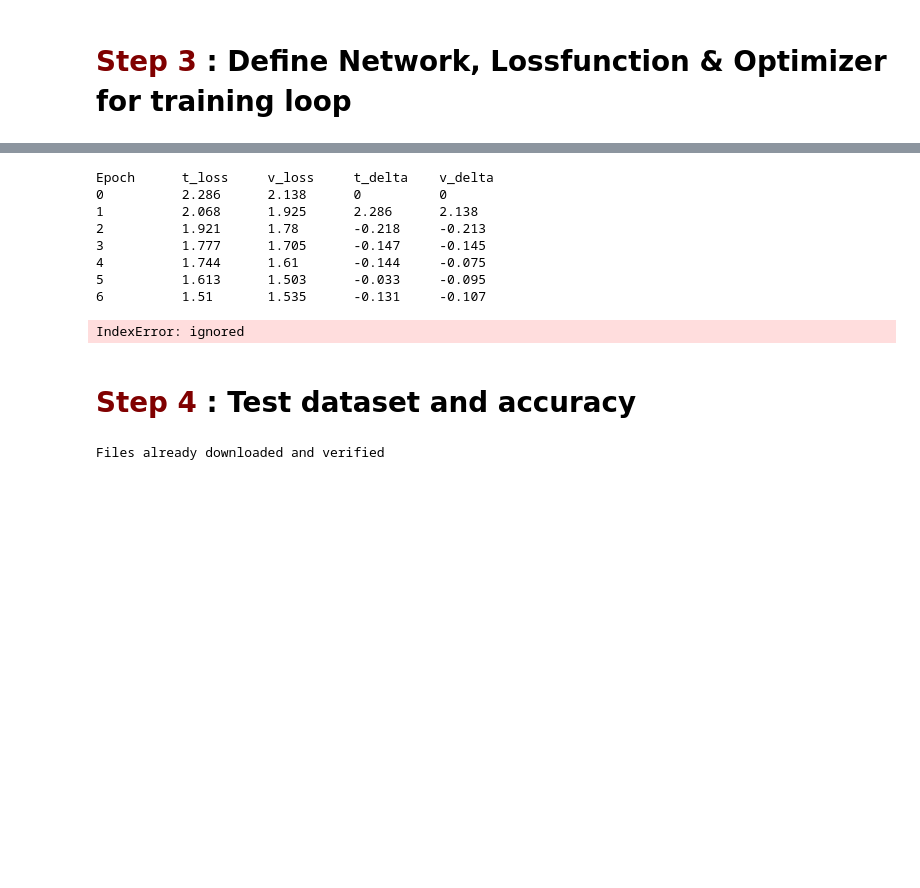
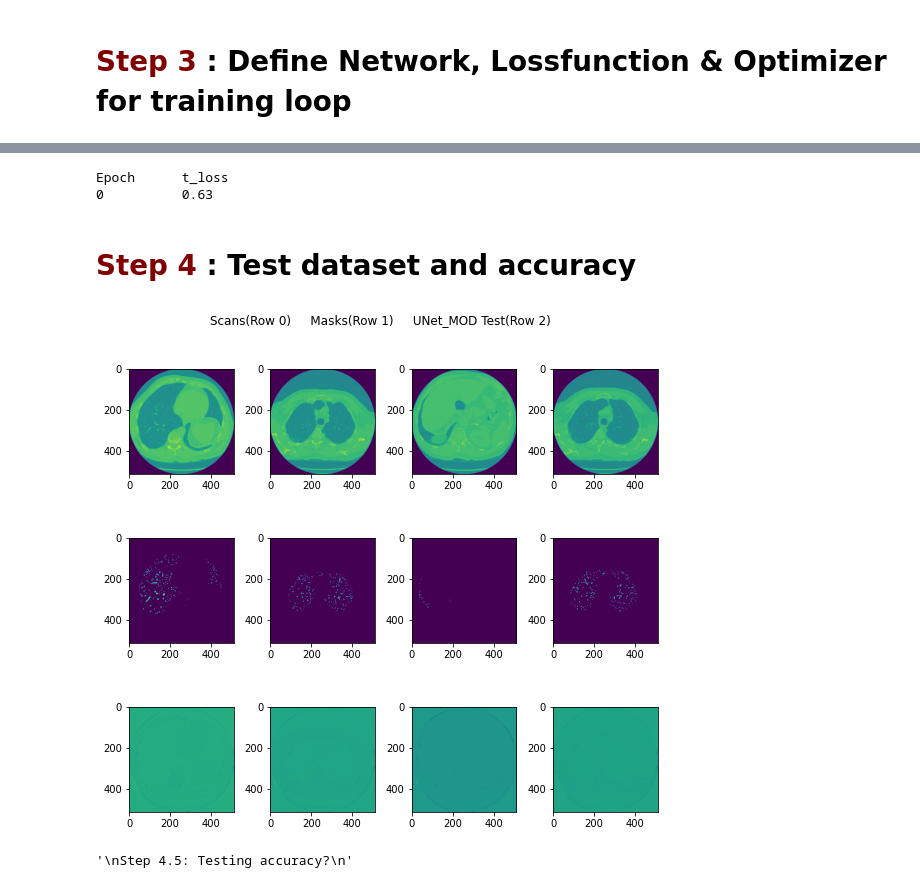
Before and after one commit to seyhosseini/AML-AVGAN-22, a Jupyter notebook: Revelez_Part1_A_V_Seperation.ipynb, the cells around one changed output, grey strips where cells are left out. Drawn from its saved outputs; the diff is of its cells as text; code cells hidden in the pictures; blank space fills up the shorter version.

```diff
--- a/Revelez_Part1_A_V_Seperation.ipynb
+++ b/Revelez_Part1_A_V_Seperation.ipynb
@@ -755,38 +908,51 @@ Step 4.5: Evaluate training progress
 """
 
 # Printing the results:
-# 't_inc','t_dec')
-print("{:<10} {:<10} {:<10} {:<10} {:<10}".format('Epoch',
+# 't_loss','t_delta')
+print("{:<10} {:<10}".format('Epoch',
                                                          't_loss',
-                                                         'v_loss',
-                                                         't_delta',
-                                                         'v_delta'))
+                                                         't_delta'))
 
 for i in range(num_epochs):
   # ---- OUTPUT ANALYSIS ---- #
       # print("Epoch: ", epoch, " validation loss: ", '%.3f' % epoch_loss)
       # print("Epoch: ", epoch, " train loss: ", '%.3f' % epoch_loss)
       # print("Epoch: ", epoch, " Max(t_loss,v_loss): ", )
-      print("{:<10} {:<10} {:<10} {:<10} {:<10}".format(i,
+      print("{:<10} {:<10}".format(i,
                                                                t_loss[i],
-                                                               v_loss[i],
-                                                               t_delta[i],
-                                                               v_delta[i]))
+                                                               t_delta[i]))
 # %% [output]
-Epoch      t_loss     v_loss     t_delta    v_delta
-0          2.286      2.138      0          0
-1          2.068      1.925      2.286      2.138
-2          1.921      1.78       -0.218     -0.213
-3          1.777      1.705      -0.147     -0.145
-4          1.744      1.61       -0.144     -0.075
-5          1.613      1.503      -0.033     -0.095
-6          1.51       1.535      -0.131     -0.107
+Epoch      t_loss
+0          0.63
-IndexError: ignored
 # %% [markdown]
 # <font color = Maroon> Step 4 </font> : Test dataset and accuracy
+# %%
+"""
+Step 4: Visualizing output
+"""
+
+fig ,ax = plt.subplots(3,4,figsize=(8,8))
+fig.set_tight_layout(True)
+fig.suptitle("Scans(Row 0)     Masks(Row 1)     UNet_MOD Test(Row 2)")
+
+# --------- NETWORK IN/OUT TESTING ------- #
+for i, data in enumerate(CT_IN_trainloader, 0):
+
+  # Graph 4 instances of the input and label
+  if i==4: break
+  else:
+    inputs, labels = data[0].to(device = device, dtype = torch.float), data[1].to(device = device, dtype = torch.float)
+
+    output_3 = net_final(inputs)
+
+    ax[0][i].imshow(np.squeeze(np.squeeze(np.asarray(inputs.cpu().detach().numpy()))))
+    ax[1][i].imshow(np.squeeze(np.squeeze(np.asarray(labels.cpu().detach().numpy()))))
+    ax[2][i].imshow(np.squeeze(np.squeeze(np.asarray(output_3.cpu().detach().numpy()))))
+# %% [output]
+[figure, added]
 # %%
 """
-Step 4: Visualizing output and accuracy
+Step 4.5: Testing accuracy?
 """
 # %% [output]
-Files already downloaded and verified
+'\nStep 4.5: Testing accuracy?\n'
```
Also changed, not shown: parts of 9 cells of this notebook.
